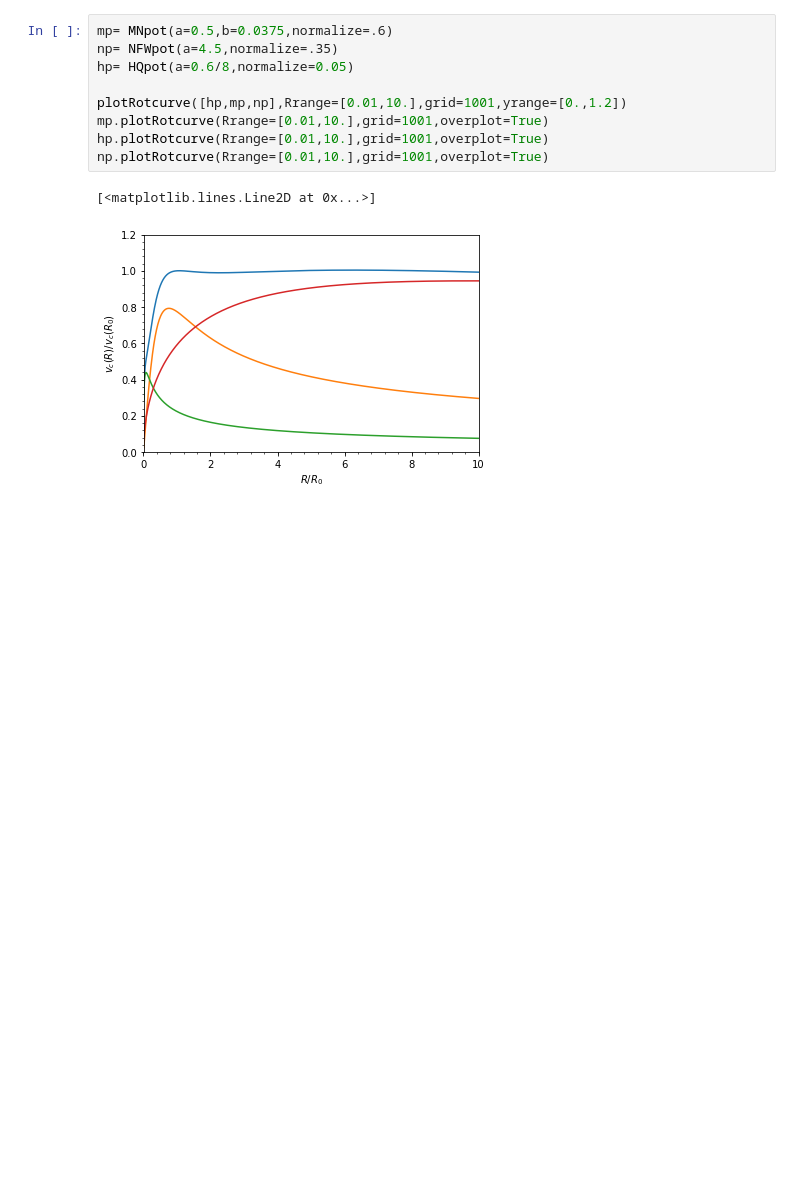
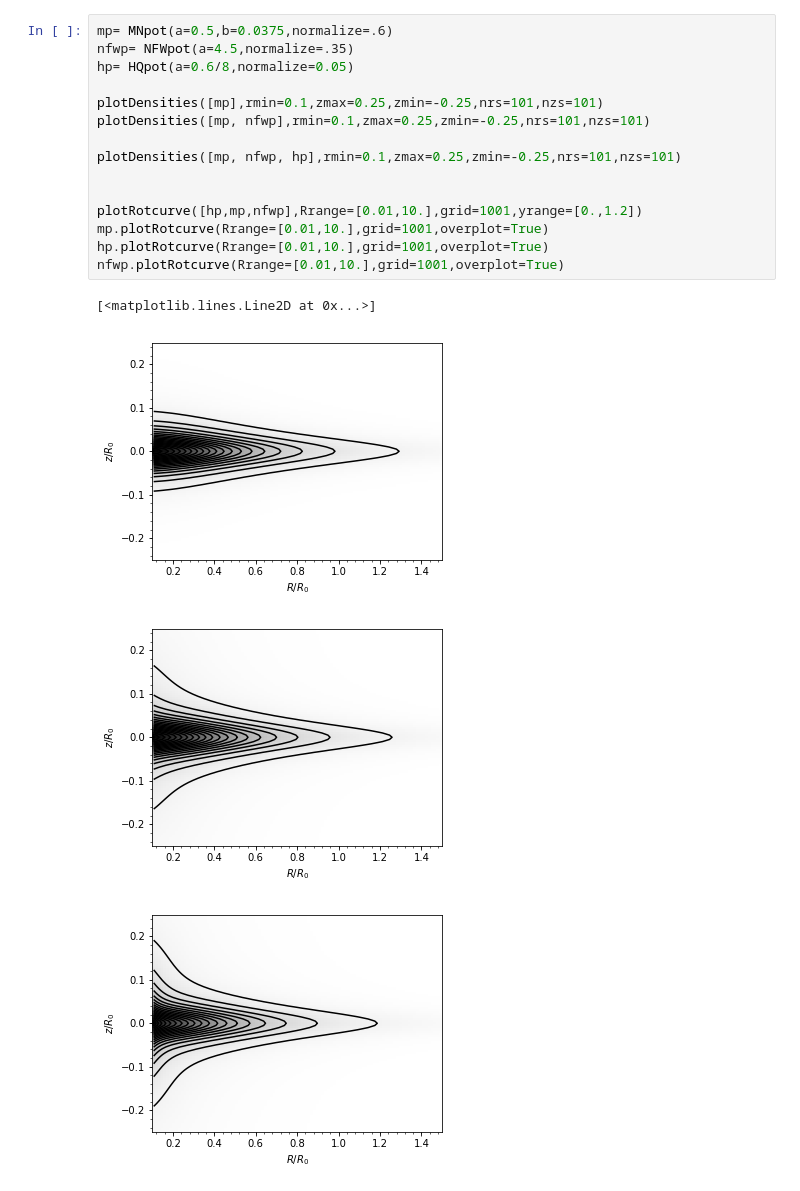
Before and after one commit to sophialilleengen/masterproject, a Jupyter notebook: notebooks/1pot.ipynb, the cells around one changed output. Cells and saved outputs as stored; diff of their text form; blank space fills up the shorter version.

```diff
--- a/notebooks/1pot.ipynb
+++ b/notebooks/1pot.ipynb
@@ -13,12 +81,20 @@ import matplotlib.pyplot as plt
 # %%
 mp= MNpot(a=0.5,b=0.0375,normalize=.6)
-np= NFWpot(a=4.5,normalize=.35)
+nfwp= NFWpot(a=4.5,normalize=.35)
 hp= HQpot(a=0.6/8,normalize=0.05)
 
-plotRotcurve([hp,mp,np],Rrange=[0.01,10.],grid=1001,yrange=[0.,1.2])
+plotDensities([mp],rmin=0.1,zmax=0.25,zmin=-0.25,nrs=101,nzs=101)
+plotDensities([mp, nfwp],rmin=0.1,zmax=0.25,zmin=-0.25,nrs=101,nzs=101)
+
+plotDensities([mp, nfwp, hp],rmin=0.1,zmax=0.25,zmin=-0.25,nrs=101,nzs=101)
+
+
+plotRotcurve([hp,mp,nfwp],Rrange=[0.01,10.],grid=1001,yrange=[0.,1.2])
 mp.plotRotcurve(Rrange=[0.01,10.],grid=1001,overplot=True)
 hp.plotRotcurve(Rrange=[0.01,10.],grid=1001,overplot=True)
-np.plotRotcurve(Rrange=[0.01,10.],grid=1001,overplot=True)
+nfwp.plotRotcurve(Rrange=[0.01,10.],grid=1001,overplot=True)
 # %% [output]
 [<matplotlib.lines.Line2D at 0x...>]
-[figure, old version]
+[figure, new version]
+[figure, added]
+[figure, added]
```
Also changed, not shown: parts of 7 cells of this notebook.
